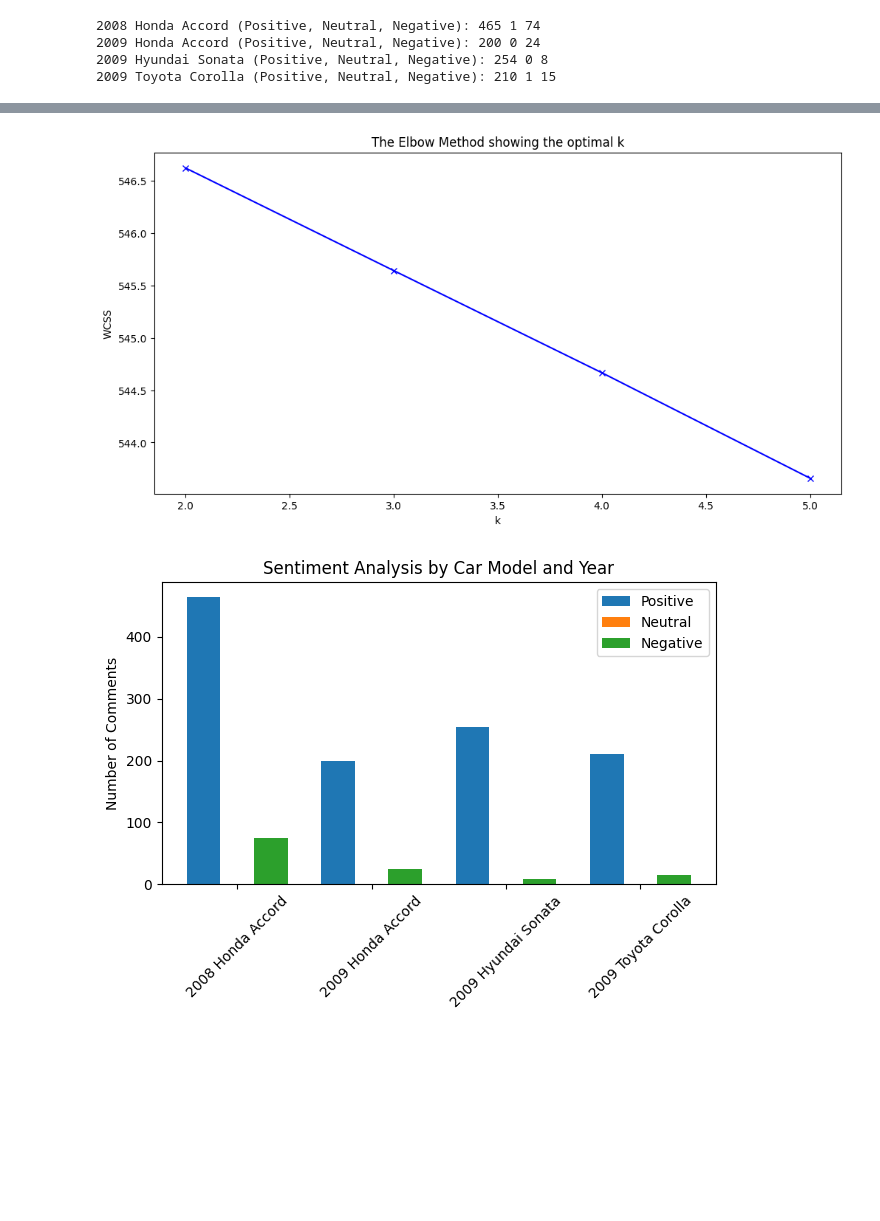
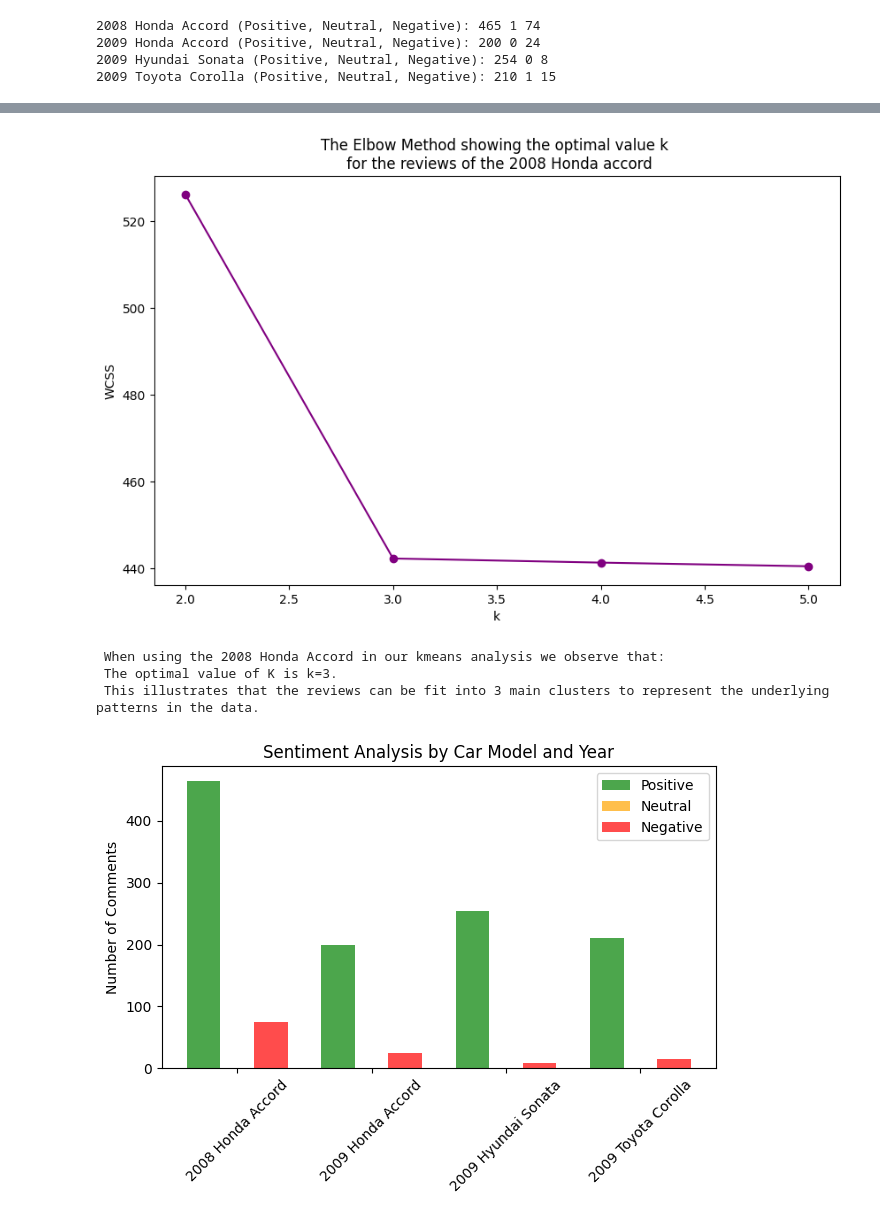
Before and after one commit to S3Stan/STK353_Group_Project, a Jupyter notebook: Final_Project_STK_353.ipynb, the cells around one changed output, grey strips where cells are left out. Saved outputs shown, nothing was run; the diff lists cells and outputs as text; code cells hidden in the pictures; blank space fills up the shorter version.

Commit message:
1. Removed testing section 2. Updated the kmeans code 3. Added evaluation to kmeans codes 4. Q b to c separation 5. Basic notebook formatting 6. Plot color formatting

```diff
--- a/Final_Project_STK_353.ipynb
+++ b/Final_Project_STK_353.ipynb
@@ -2,6 +2,7 @@
 # Project (final assessment of STK 353)
 # %%
 # imports
+
 import Datasets
 from Datasets import Source_Code
 #import nltk; nltk.download('all')
@@ -21,8 +22,6 @@ Hyundai_sonata_2009_data = Source_Code.send_hyundai_sonata_2008_data()
 Toyota_corolla_2009_data = Source_Code.send_toyota_corolla_2009_data()
 
 
-print(Honda_accord_2009_data.info())
-
 def read_file(filename):
     with open(filename, 'r', encoding='ISO-8859-1') as file:
         text = file.read()
@@ -37,11 +36,8 @@ toyota_2009_text = read_file('Datasets/2009_toyota_corolla')
 # You can count the comments based on a delimiter or pattern you know each dataset uses to separate comments.
 # For this example, let's assume each comment is separated by a newline character.
 honda_2008_reviews = honda_2008_text.split('\n')
+honda_2008_reviews_un = honda_2008_reviews
 honda_2009_reviews = honda_2009_text.split('\n')
+honda_2009_reviews_un = honda_2009_reviews
 hyundai_2009_reviews = hyundai_2009_text.split('\n')
 toyota_2009_reviews = toyota_2009_text.split('\n')
-
-
-
-#type(Honda_accord_2008_data)
-#Toyota_corolla_2009_data.info()
@@ -533,36 +304,39 @@ The optimal number of clusters is: 3
 # %%
-# Version 2
+#- f) Determine the optimal value of k from the set {2, 3, 4, 5} in Question 3.
 
 from sklearn.feature_extraction.text import TfidfVectorizer
 from sklearn.cluster import KMeans
 import matplotlib.pyplot as plt
 
-# Let's assume `cleaned_reviews` is a list of your cleaned review texts.
-# cleaned_reviews = [clean_review(review) for review in reviews]
-
 # Convert the cleaned reviews to a matrix of TF-IDF features.
 tfidf_vectorizer = TfidfVectorizer()
-tfidf_matrix = tfidf_vectorizer.fit_transform(honda_2008_reviews)
-
-
+tfidf_matrix = tfidf_vectorizer.fit_transform(honda_2008_reviews_un)
 
 # Calculate WCSS for different values of k.
 wcss = []
 K = range(2, 6)
 for k in K:
     k_means = KMeans(n_clusters=k, random_state=42)
     k_means.fit(tfidf_matrix)
     wcss.append(k_means.inertia_)
+    clusters = k_means.labels_
 
 # Plot the results to observe 'The Elbow'
-plt.figure(figsize=(12,6))
-plt.plot(K, wcss, 'bx-')
+plt.figure(figsize=(10,6))
+plt.plot(K, wcss, 'o-', color='purple')
 plt.xlabel('k')
 plt.ylabel('WCSS')
-plt.title('The Elbow Method showing the optimal k')
+plt.title('The Elbow Method showing the optimal value k \n for the reviews of the 2008 Honda accord')
 plt.show()
+
+print("\033[1m When using the 2008 Honda Accord in our kmeans analysis we observe that: \033[0m")
+print(" The optimal value of K is k=3.")
+print(" This illustrates that the reviews can be fit into 3 main clusters to represent the underlying patterns in the data.")
 # %% [output]
-[figure, old version]
+[figure, new version]
+ When using the 2008 Honda Accord in our kmeans analysis we observe that:
+ The optimal value of K is k=3.
+ This illustrates that the reviews can be fit into 3 main clusters to represent the underlying patterns in the data.
 # %%
 #- g) (_optional_) Feel free to obtain any other relevant outputs, such as evaluation metrics or additional plots.
 
@@ -580,9 +354,9 @@ width = 0.25  # the width of the bars
 
 # Plotting
 fig, ax = plt.subplots()
-rects1 = ax.bar(x - width, positive_counts, width, label='Positive')
-rects2 = ax.bar(x, neutral_counts, width, label='Neutral')
-rects3 = ax.bar(x + width, negative_counts, width, label='Negative')
+rects1 = ax.bar(x - width, positive_counts, width, label='Positive', color='green', alpha=0.7)
+rects2 = ax.bar(x, neutral_counts, width, label='Neutral', color='orange', alpha=0.7)
+rects3 = ax.bar(x + width, negative_counts, width, label='Negative', color='red', alpha=0.7)
 
 # Add text for labels, title and custom x-axis tick labels
 ax.set_ylabel('Number of Comments')
@@ -595,7 +369,7 @@ plt.xticks(rotation=45)
 plt.tight_layout()
 plt.show()
 # %% [output]
-[figure, old version]
+[figure, new version]
 # %%
 # Function to plot a pie chart for sentiment distribution
 def plot_pie_chart(positive, neutral, negative, title):
```
Also changed, not shown: parts of 22 cells of this notebook.
